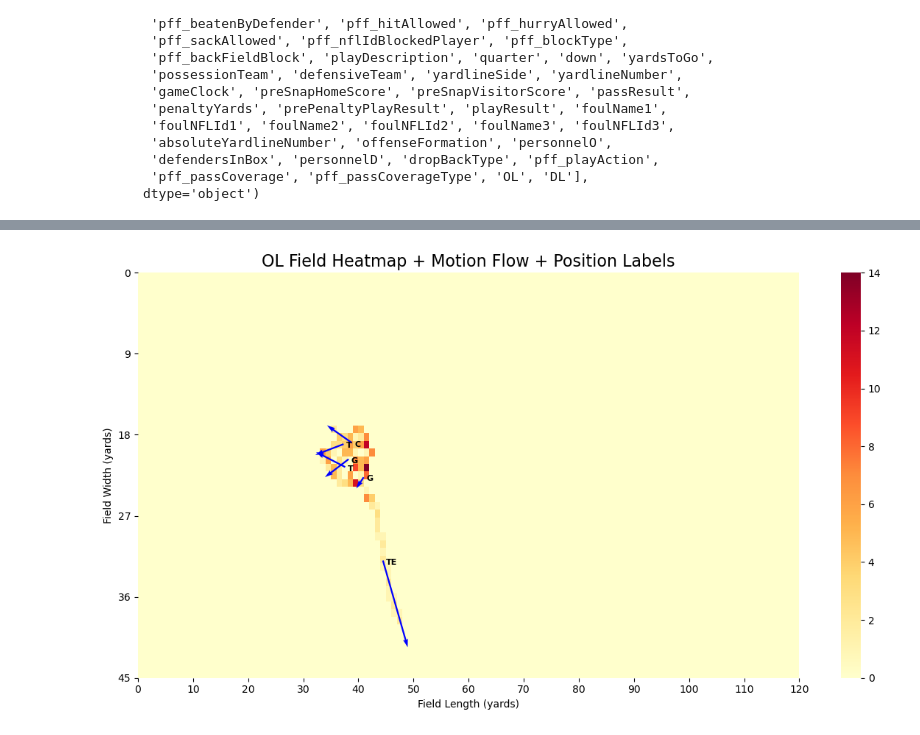
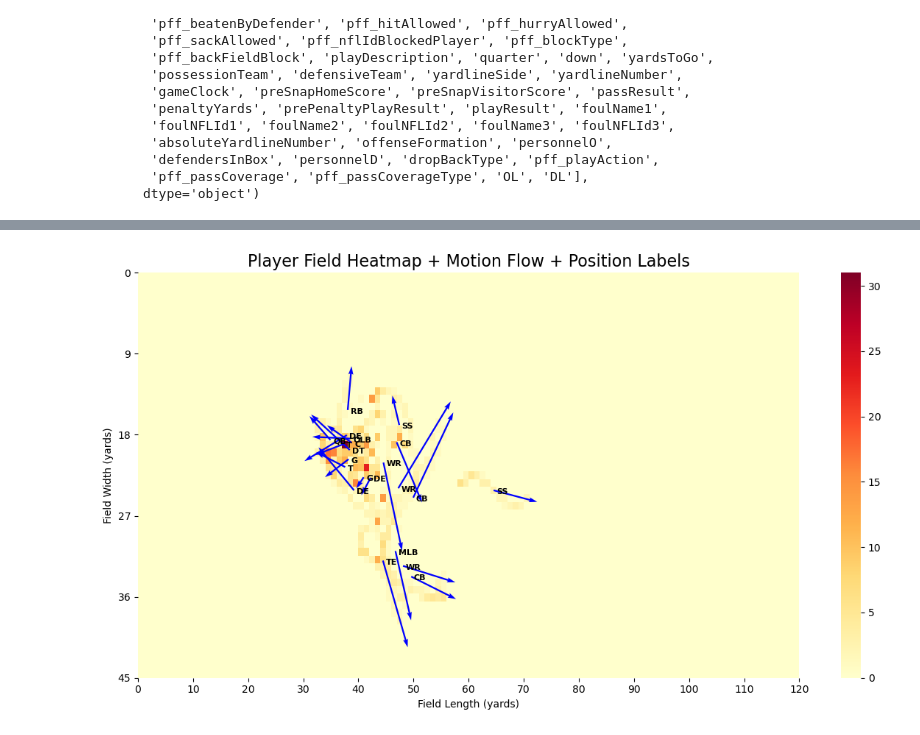
Before and after one commit to shmorhunmsds/ai4l_final_project, a Jupyter notebook: big_data_bowl_23_v2.ipynb, the cells around one changed output, grey strips where cells are left out. Cells and saved outputs as stored; diff of their text form; code cells hidden in the pictures.

```diff
--- a/big_data_bowl_23_v2.ipynb
+++ b/big_data_bowl_23_v2.ipynb
@@ -261,7 +463,7 @@ def visualize_field_heatmap_with_motion(player_df, xbins=120, ybins=53):
 
     ax.set_xlabel("Field Length (yards)")
     ax.set_ylabel("Field Width (yards)")
-    ax.set_title("OL Field Heatmap + Motion Flow + Position Labels", fontsize=16)
+    ax.set_title("Player Field Heatmap + Motion Flow + Position Labels", fontsize=16)
 
     # 5. Compute motion vectors per player
     motion_df = (
@@ -299,8 +501,8 @@ def visualize_field_heatmap_with_motion(player_df, xbins=120, ybins=53):
     plt.tight_layout()
     plt.show()
 # %%
-visualize_field_heatmap_with_motion(ol_weeks.query("gameId == 2021090900 and playId == 97"))
+visualize_field_heatmap_with_motion(all_weeks.query("gameId == 2021090900 and playId == 97"))
 # %% [output]
-[figure, old version]
+[figure, new version]
 # %%
 # set up
```
Also changed, not shown: parts of 30 cells of this notebook, 16 other files.
